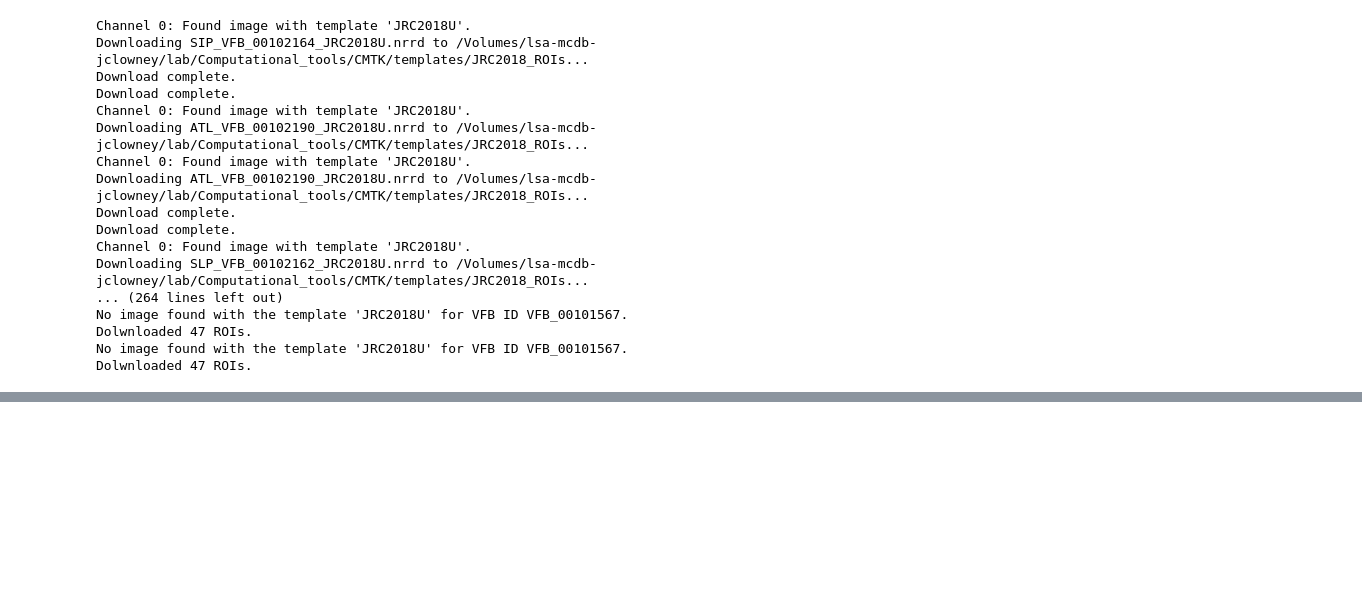
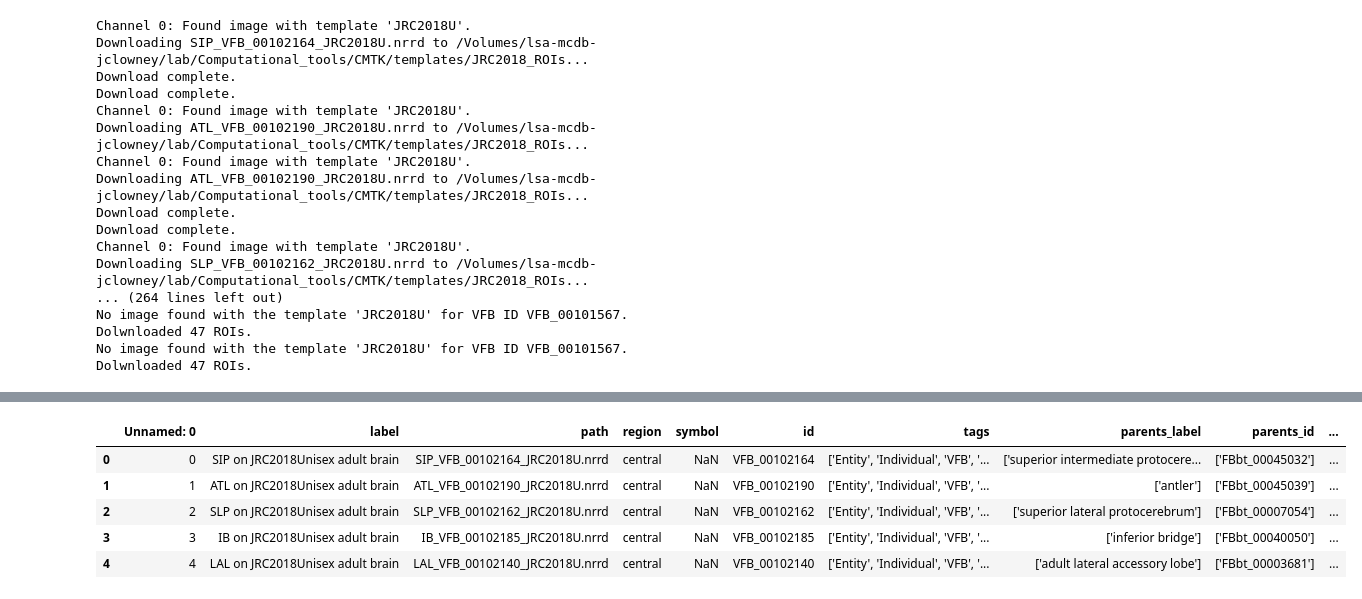
Before and after one commit to clowneylab/flybrain_image_toolkit, a Jupyter notebook: VFB/download_JRC2018_ROI.ipynb, the cells around one changed output, grey strips where cells are left out. Drawn from its saved outputs; the diff is of its cells as text; code cells hidden in the pictures; blank space fills up the shorter version.

```diff
--- a/VFB/download_JRC2018_ROI.ipynb
+++ b/VFB/download_JRC2018_ROI.ipynb
@@ -129,0 +154,22 @@ Dolwnloaded 47 ROIs.
+# %%
+import os
+import pathlib
+import pandas as pd
+import numpy as np
+import nrrd
+
+# set working directory to store ROIs on the server
+work_dir=pathlib.Path("/Volumes/lsa-mcdb-jclowney/lab/Computational_tools/CMTK/templates/JRC2018_ROIs")
+
+# read the ROI table
+roi_table=pd.read_csv(work_dir / "JRC2018_neuropiles.csv", index_col=0)
+# reformate the table
+roi_table["neuropile_name"] = roi_table["parents_label"].str.strip("['']")
+roi_table.head()
+# %% [output]
+|  | Unnamed: 0 | label | path | region | symbol | id | tags | parents_label | parents_id | ... |
+| 0 | 0 | SIP on JRC2018Unisex adult brain | SIP_VFB_00102164_JRC2018U.nrrd | central | NaN | VFB_00102164 | ['Entity', 'Individual', 'VFB', '... | ['superior intermediate protocere... | ['FBbt_00045032'] | ... |
+| 1 | 1 | ATL on JRC2018Unisex adult brain | ATL_VFB_00102190_JRC2018U.nrrd | central | NaN | VFB_00102190 | ['Entity', 'Individual', 'VFB', '... | ['antler'] | ['FBbt_00045039'] | ... |
+| 2 | 2 | SLP on JRC2018Unisex adult brain | SLP_VFB_00102162_JRC2018U.nrrd | central | NaN | VFB_00102162 | ['Entity', 'Individual', 'VFB', '... | ['superior lateral protocerebrum'] | ['FBbt_00007054'] | ... |
+| 3 | 3 | IB on JRC2018Unisex adult brain | IB_VFB_00102185_JRC2018U.nrrd | central | NaN | VFB_00102185 | ['Entity', 'Individual', 'VFB', '... | ['inferior bridge'] | ['FBbt_00040050'] | ... |
+| 4 | 4 | LAL on JRC2018Unisex adult brain | LAL_VFB_00102140_JRC2018U.nrrd | central | NaN | VFB_00102140 | ['Entity', 'Individual', 'VFB', '... | ['adult lateral accessory lobe'] | ['FBbt_00003681'] | ... |
```
Also changed, not shown: parts of 2 cells of this notebook, 6 other files.
